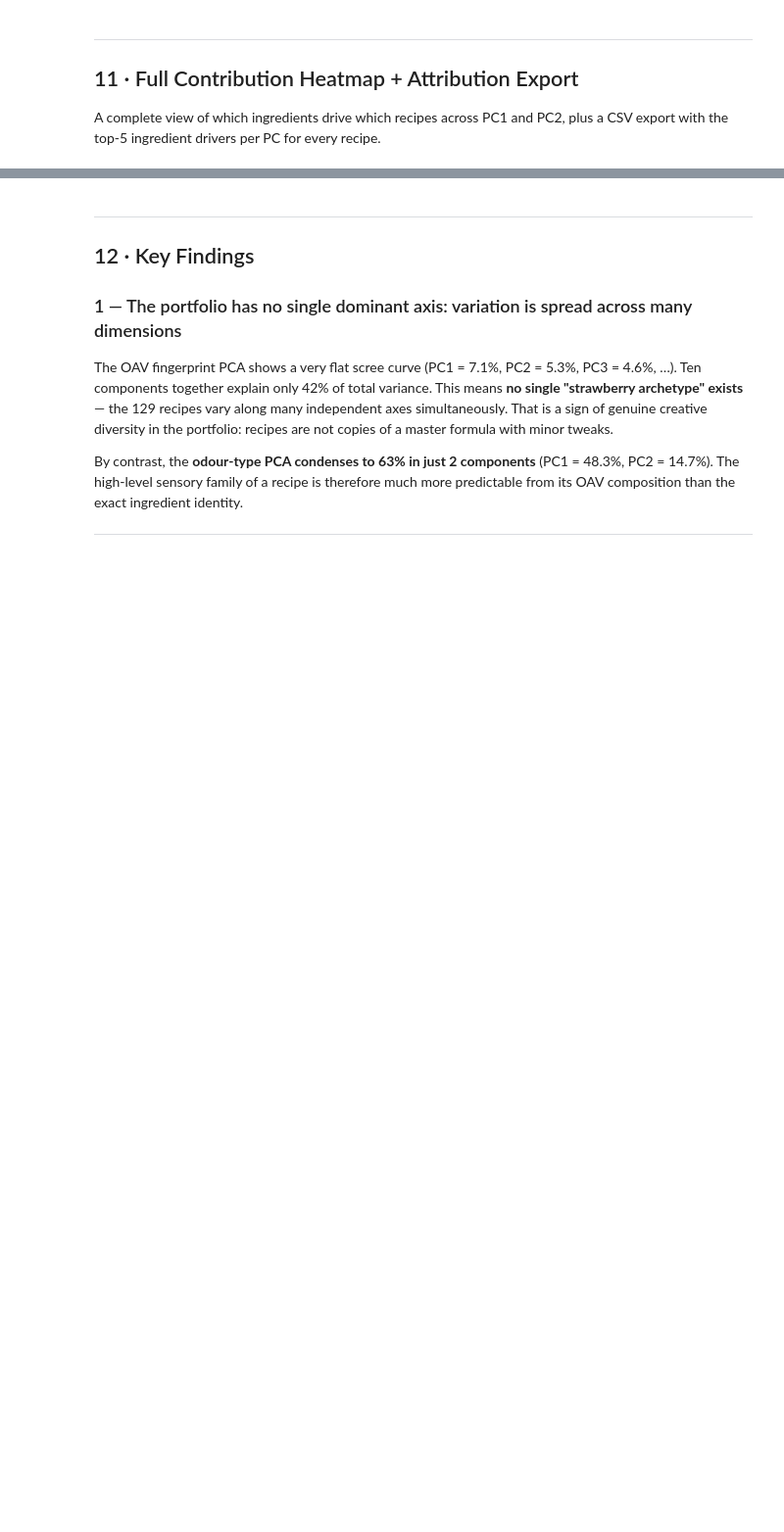
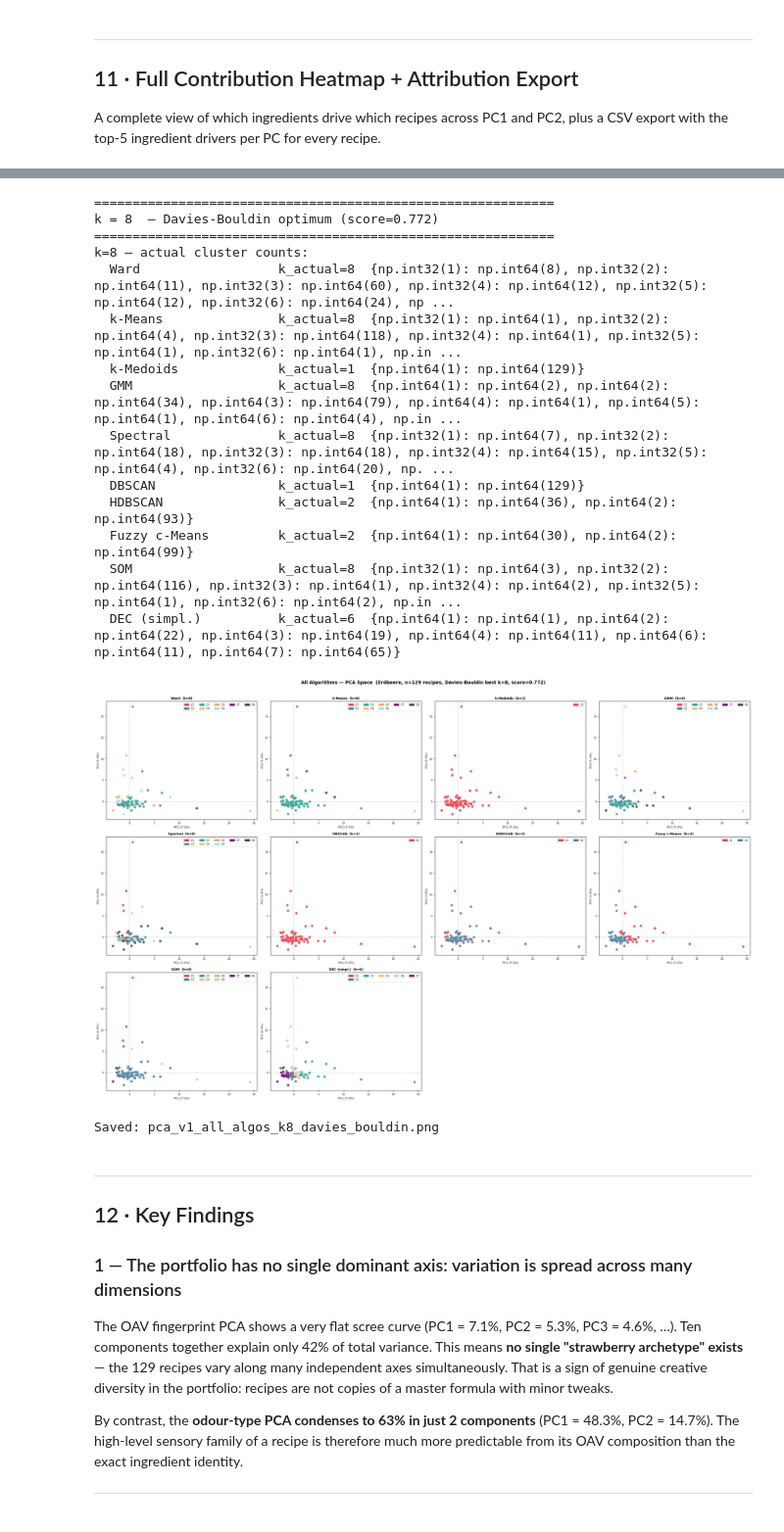
Before and after one commit to fredboneML/Flavour_Agent, a Jupyter notebook: notebooks/recipe_pca_v1_strawberry_erdbeere_executed.ipynb, the cells around one changed output, grey strips where cells are left out. Shown at 98% size. Drawn from its saved outputs; the diff is of its cells as text; code cells hidden in the pictures; blank space fills up the shorter version.

```diff
--- a/notebooks/recipe_pca_v1_strawberry_erdbeere_executed.ipynb
+++ b/notebooks/recipe_pca_v1_strawberry_erdbeere_executed.ipynb
@@ -1252,3 +1613,30 @@ Rez.-Nr.
+# %%
+print('=' * 60)
+print('k = 8  — Davies-Bouldin optimum (score=0.772)')
+print('=' * 60)
+algo_k8 = run_all_algos_pca(K_DB)
+plot_algo_grid_pca(
+    algo_k8, K_DB,
+    subtitle='Davies-Bouldin best k=8, score=0.772',
+    fname='pca_v1_all_algos_k8_davies_bouldin.png'
+)
+# %% [output]
+============================================================
+k = 8  — Davies-Bouldin optimum (score=0.772)
+============================================================
+k=8 — actual cluster counts:
+  Ward                  k_actual=8  {np.int32(1): np.int64(8), np.int32(2): np.int64(11), np.int32(3): np.int64(60), np.int32(4): np.int64(12), np.int32(5): np.int64(12), np.int32(6): np.int64(24), np ...
+  k-Means               k_actual=8  {np.int32(1): np.int64(1), np.int32(2): np.int64(4), np.int32(3): np.int64(118), np.int32(4): np.int64(1), np.int32(5): np.int64(1), np.int32(6): np.int64(1), np.in ...
+  k-Medoids             k_actual=1  {np.int64(1): np.int64(129)}
+  GMM                   k_actual=8  {np.int64(1): np.int64(2), np.int64(2): np.int64(34), np.int64(3): np.int64(79), np.int64(4): np.int64(1), np.int64(5): np.int64(1), np.int64(6): np.int64(4), np.in ...
+  Spectral              k_actual=8  {np.int32(1): np.int64(7), np.int32(2): np.int64(18), np.int32(3): np.int64(18), np.int32(4): np.int64(15), np.int32(5): np.int64(4), np.int32(6): np.int64(20), np. ...
+  DBSCAN                k_actual=1  {np.int64(1): np.int64(129)}
+  HDBSCAN               k_actual=2  {np.int64(1): np.int64(36), np.int64(2): np.int64(93)}
+  Fuzzy c-Means         k_actual=2  {np.int64(1): np.int64(30), np.int64(2): np.int64(99)}
+  SOM                   k_actual=8  {np.int32(1): np.int64(3), np.int32(2): np.int64(116), np.int32(3): np.int64(1), np.int32(4): np.int64(2), np.int32(5): np.int64(1), np.int32(6): np.int64(2), np.in ...
+  DEC (simpl.)          k_actual=6  {np.int64(1): np.int64(1), np.int64(2): np.int64(22), np.int64(3): np.int64(19), np.int64(4): np.int64(11), np.int64(6): np.int64(11), np.int64(7): np.int64(65)}
+[figure, added]
+Saved: pca_v1_all_algos_k8_davies_bouldin.png
 # %% [markdown]
 ---
 ## 12 · Key Findings
```
Also changed, not shown: parts of 23 cells of this notebook, 2 other files.
